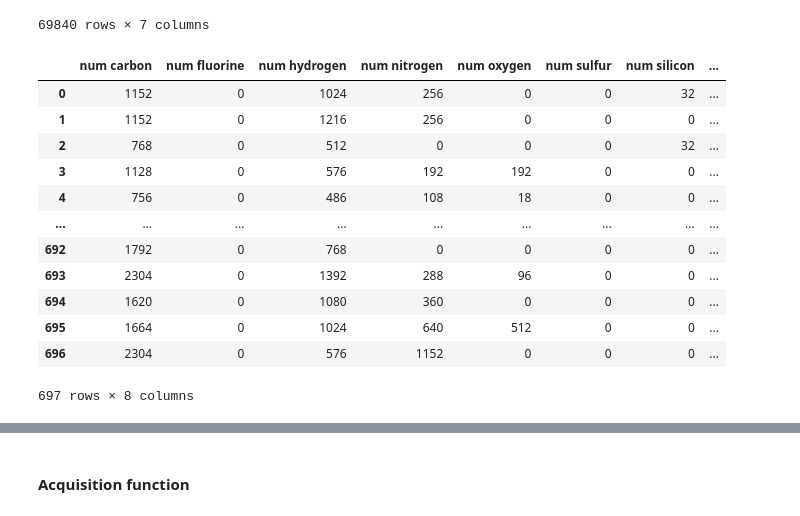
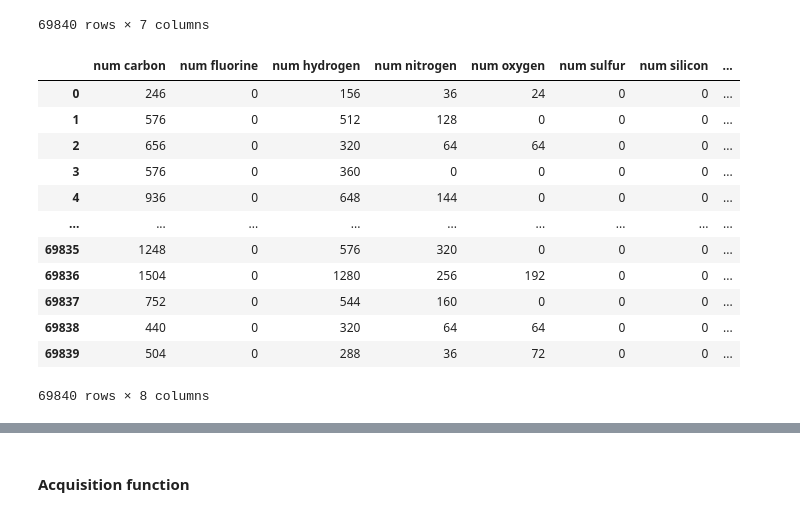
Before and after one commit to AC-BO-Hackathon/project-localGPs_for_COF, a Jupyter notebook: src/BO.ipynb, the cells around one changed output, grey strips where cells are left out. Drawn from its saved outputs; the diff is of its cells as text; code cells hidden in the pictures.

```diff
--- a/src/BO.ipynb
+++ b/src/BO.ipynb
@@ -109,22 +107,22 @@ XX_comp_df
 | 69839 | 536 | 0 | 288 | 32 | 0 | 0 | 0 |
 69840 rows × 7 columns
 # %%
-num_cluster = 3
+num_cluster = 1
 clustered_dfs = km.k_means(XX_comp_df, YY_df, num_cluster)
-sample_dfs = km.draw_samples(clustered_dfs, sample_fraction = 0.01)
+sample_dfs = km.draw_samples(clustered_dfs, sample_fraction = 1.00)
 samples = km.concat(sample_dfs)
 samples
 # %% [output]
 |  | num carbon | num fluorine | num hydrogen | num nitrogen | num oxygen | num sulfur | num silicon | ... |
-| 0 | 1152 | 0 | 1024 | 256 | 0 | 0 | 32 | ... |
-| 1 | 1152 | 0 | 1216 | 256 | 0 | 0 | 0 | ... |
-| 2 | 768 | 0 | 512 | 0 | 0 | 0 | 32 | ... |
-| 3 | 1128 | 0 | 576 | 192 | 192 | 0 | 0 | ... |
-| 4 | 756 | 0 | 486 | 108 | 18 | 0 | 0 | ... |
+| 0 | 246 | 0 | 156 | 36 | 24 | 0 | 0 | ... |
+| 1 | 576 | 0 | 512 | 128 | 0 | 0 | 0 | ... |
+| 2 | 656 | 0 | 320 | 64 | 64 | 0 | 0 | ... |
+| 3 | 576 | 0 | 360 | 0 | 0 | 0 | 0 | ... |
+| 4 | 936 | 0 | 648 | 144 | 0 | 0 | 0 | ... |
 | ... | ... | ... | ... | ... | ... | ... | ... | ... |
-| 692 | 1792 | 0 | 768 | 0 | 0 | 0 | 0 | ... |
-| 693 | 2304 | 0 | 1392 | 288 | 96 | 0 | 0 | ... |
-| 694 | 1620 | 0 | 1080 | 360 | 0 | 0 | 0 | ... |
-| 695 | 1664 | 0 | 1024 | 640 | 512 | 0 | 0 | ... |
-| 696 | 2304 | 0 | 576 | 1152 | 0 | 0 | 0 | ... |
+| 69835 | 1248 | 0 | 576 | 320 | 0 | 0 | 0 | ... |
+| 69836 | 1504 | 0 | 1280 | 256 | 192 | 0 | 0 | ... |
+| 69837 | 752 | 0 | 544 | 160 | 0 | 0 | 0 | ... |
+| 69838 | 440 | 0 | 320 | 64 | 64 | 0 | 0 | ... |
+| 69839 | 504 | 0 | 288 | 36 | 72 | 0 | 0 | ... |
-697 rows × 8 columns
+69840 rows × 8 columns
```
Also changed, not shown: parts of 7 cells of this notebook, 37 other files.
